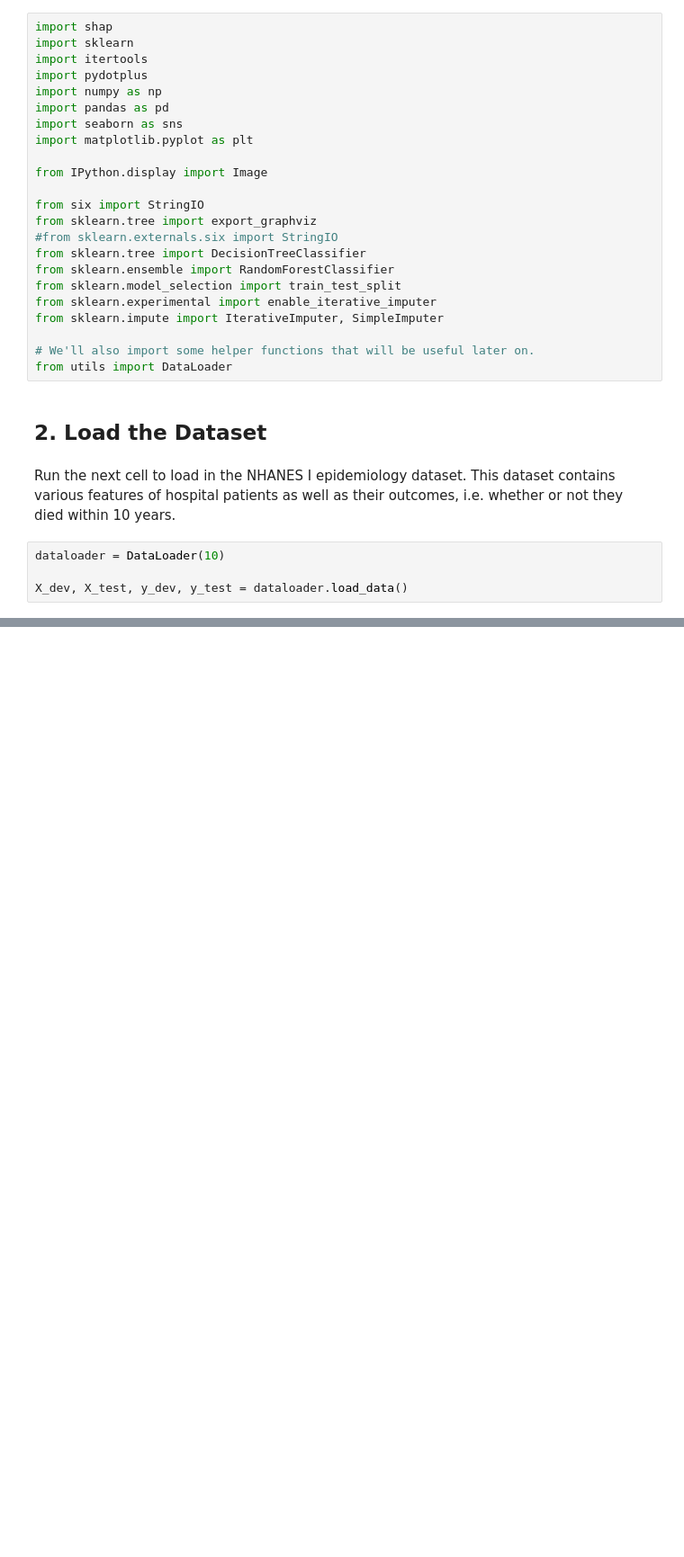
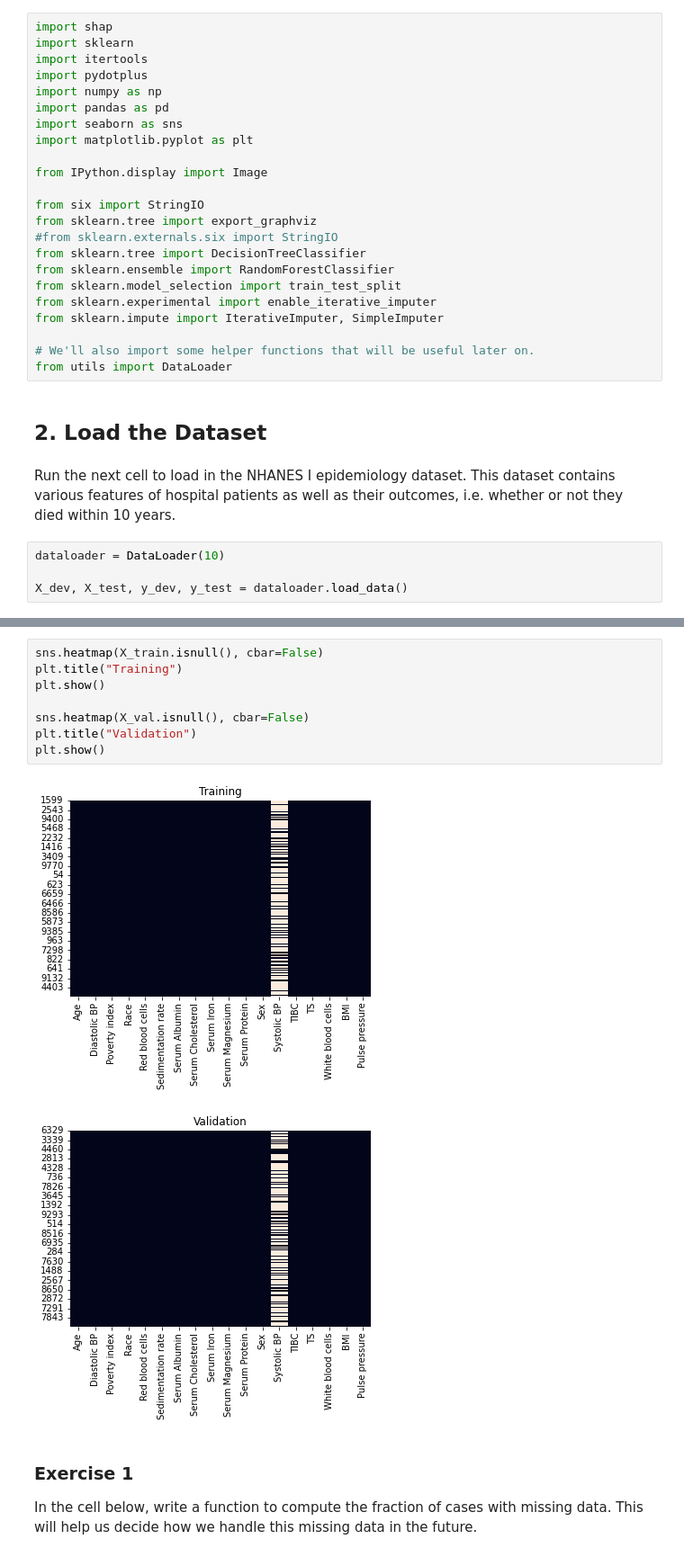
Before and after one commit to siripragadashashank/AI_Medicine_Specialization, a Jupyter notebook: AI_For_Medical_Prognosis/Week2/Risk Modelling using Tree-based Models.ipynb, the cells around one changed output, grey strips where cells are left out. Shown at 90% size. Drawn from its saved outputs; the diff is of its cells as text; blank space fills up the shorter version.

```diff
--- a/AI_For_Medical_Prognosis/Week2/Risk Modelling using Tree-based Models.ipynb
+++ b/AI_For_Medical_Prognosis/Week2/Risk Modelling using Tree-based Models.ipynb
@@ -101,0 +113,16 @@ X_train shape: (5147, 18)
+# %%
+sns.heatmap(X_train.isnull(), cbar=False)
+plt.title("Training")
+plt.show()
+
+sns.heatmap(X_val.isnull(), cbar=False)
+plt.title("Validation")
+plt.show()
+# %% [output]
+[figure, added]
+[figure, added]
+# %% [markdown]
+<a name='Ex-1'></a>
+### Exercise 1
+
+In the cell below, write a function to compute the fraction of cases with missing data. This will help us decide how we handle this missing data in the future.
```
Also changed, not shown: parts of 10 cells of this notebook.
